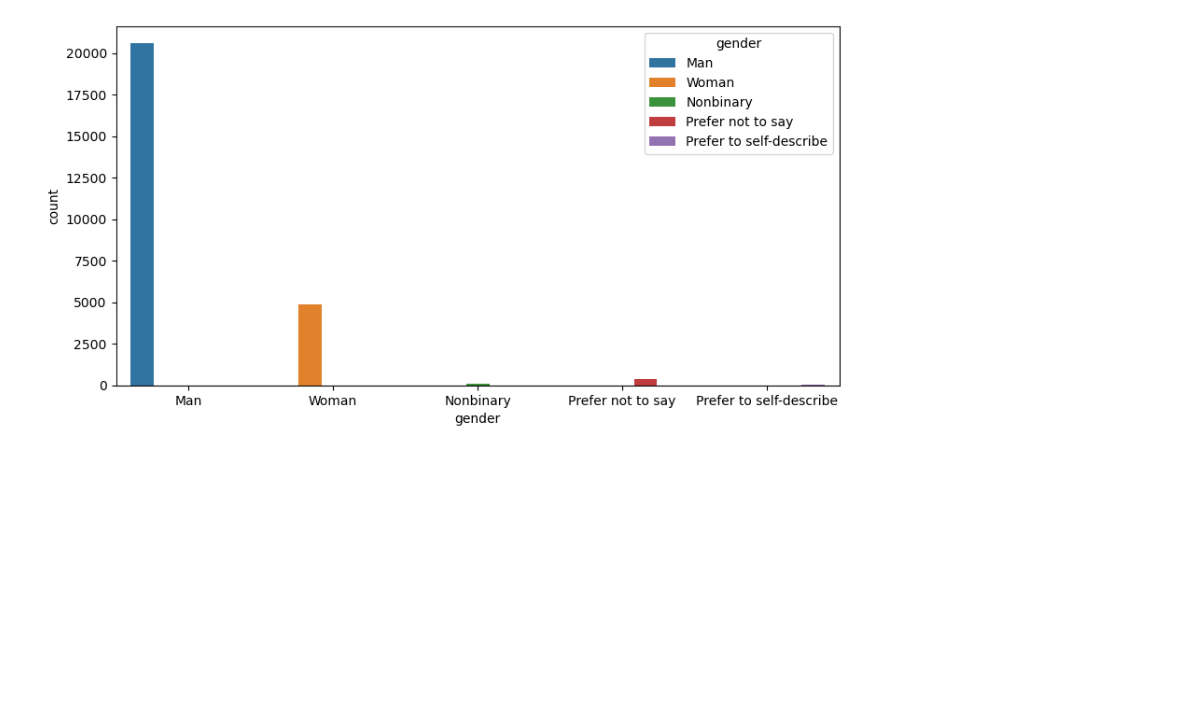
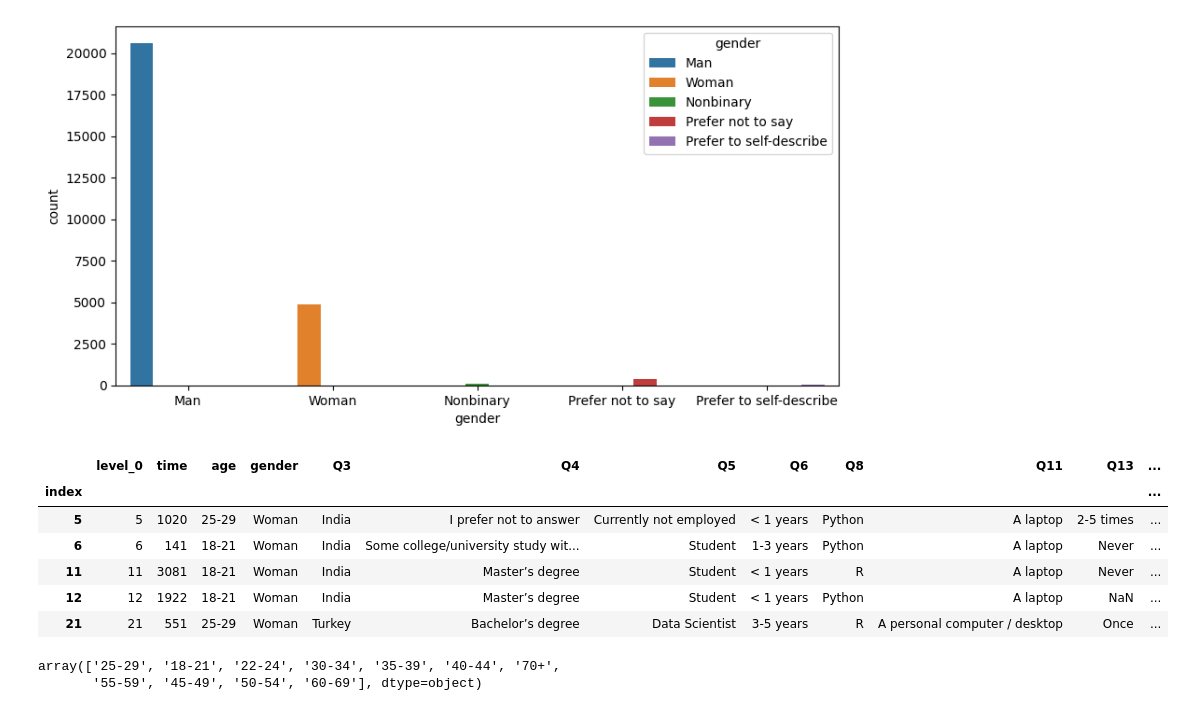
Before and after one commit to LourdesBoj/promoE_modulo2_proyecto_equipo3_AndreaIreneLourdesVictoria, a Jupyter notebook: Jupyter/limpieza_exploracion.ipynb, the cells around one changed output. Drawn from its saved outputs; the diff is of its cells as text; code cells hidden in the pictures; blank space fills up the shorter version.

```diff
--- a/Jupyter/limpieza_exploracion.ipynb
+++ b/Jupyter/limpieza_exploracion.ipynb
@@ -239,3 +239,19 @@ plt.figure(figsize = (10,5))
 sns.countplot(x = 'gender', data = tabla_completa, hue = 'gender');
 # %% [output]
 [figure]
+# %%
+df_woman = tabla_completa[tabla_completa["gender"] == "Woman"]
+df_woman.head()
+# %% [output]
+|  | level_0 | time | age | gender | Q3 | Q4 | Q5 | Q6 | Q8 | Q11 | Q13 | ... |
+| index |  |  |  |  |  |  |  |  |  |  |  | ... |
+| 5 | 5 | 1020 | 25-29 | Woman | India | I prefer not to answer | Currently not employed | < 1 years | Python | A laptop | 2-5 times | ... |
+| 6 | 6 | 141 | 18-21 | Woman | India | Some college/university study wit... | Student | 1-3 years | Python | A laptop | Never | ... |
+| 11 | 11 | 3081 | 18-21 | Woman | India | Master’s degree | Student | < 1 years | R | A laptop | Never | ... |
+| 12 | 12 | 1922 | 18-21 | Woman | India | Master’s degree | Student | < 1 years | Python | A laptop | NaN | ... |
+| 21 | 21 | 551 | 25-29 | Woman | Turkey | Bachelor’s degree | Data Scientist | 3-5 years | R | A personal computer / desktop | Once | ... |
+# %%
+df_woman["age"].unique()
+# %% [output]
+array(['25-29', '18-21', '22-24', '30-34', '35-39', '40-44', '70+',
+       '55-59', '45-49', '50-54', '60-69'], dtype=object)
```
Also changed, not shown: parts of 11 cells of this notebook.
